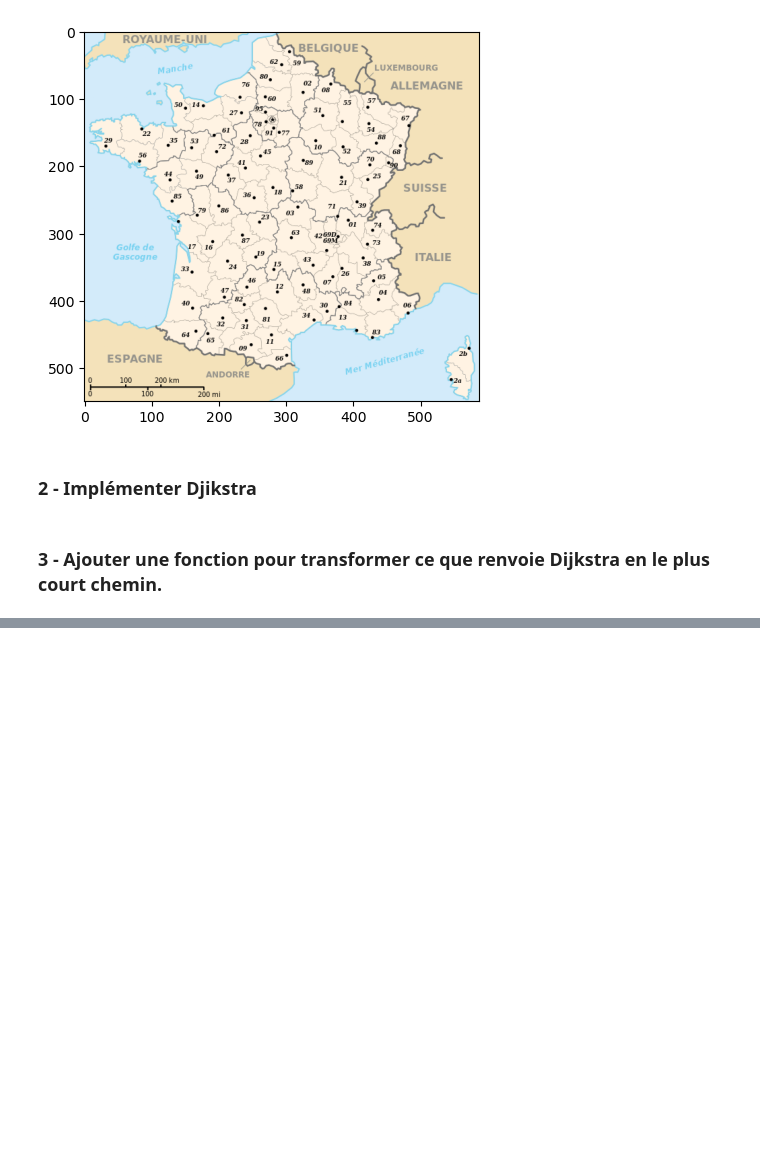
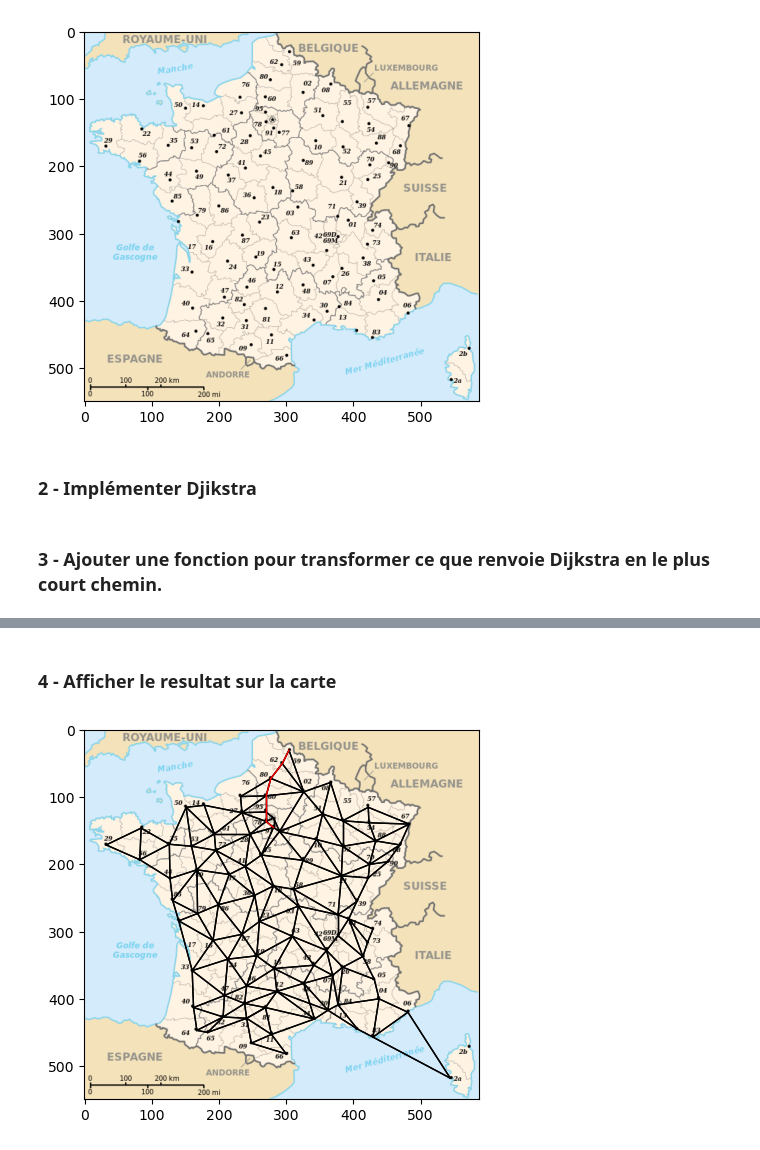
Before and after one commit to Boualili-Youcef/projects_AI, a Jupyter notebook: TP03/graphes.ipynb, the cells around one changed output, grey strips where cells are left out. Drawn from its saved outputs; the diff is of its cells as text; code cells hidden in the pictures; blank space fills up the shorter version.

```diff
--- a/TP03/graphes.ipynb
+++ b/TP03/graphes.ipynb
@@ -45,0 +59,9 @@ def shortest_path(graphe, depart, arrive):
+# %% [markdown]
+### 4 - Afficher le resultat sur la carte
+# %%
+graphe = gr.Graphe()
+carte = gr.Carte(graphe)
+noeuds = graphe.dic_noeud
+carte.afficher_chemin(shortest_path(graphe, noeuds[59], noeuds[91]))
+# %% [output]
+[figure, added]
```
Also changed, not shown: parts of 1 cell of this notebook.
